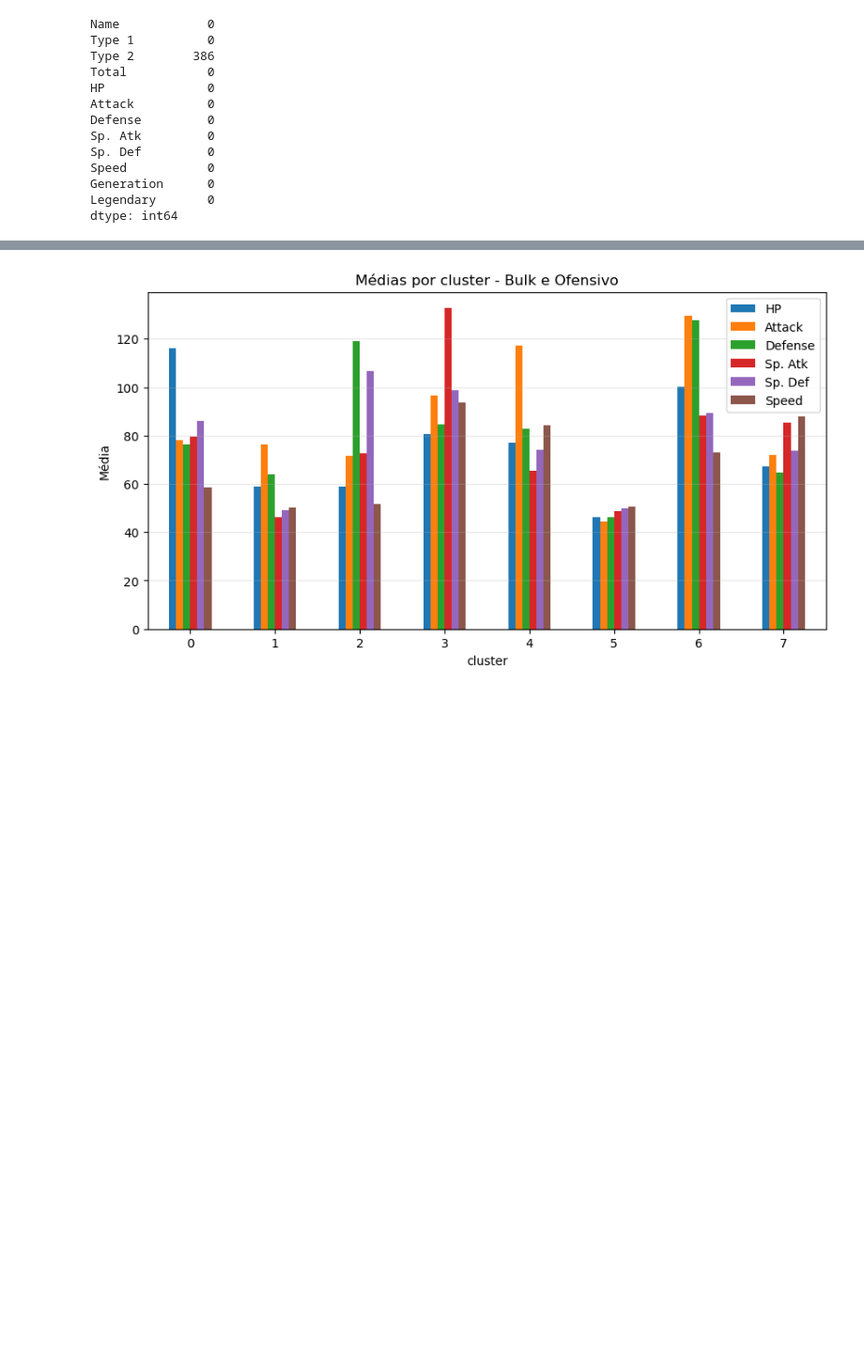
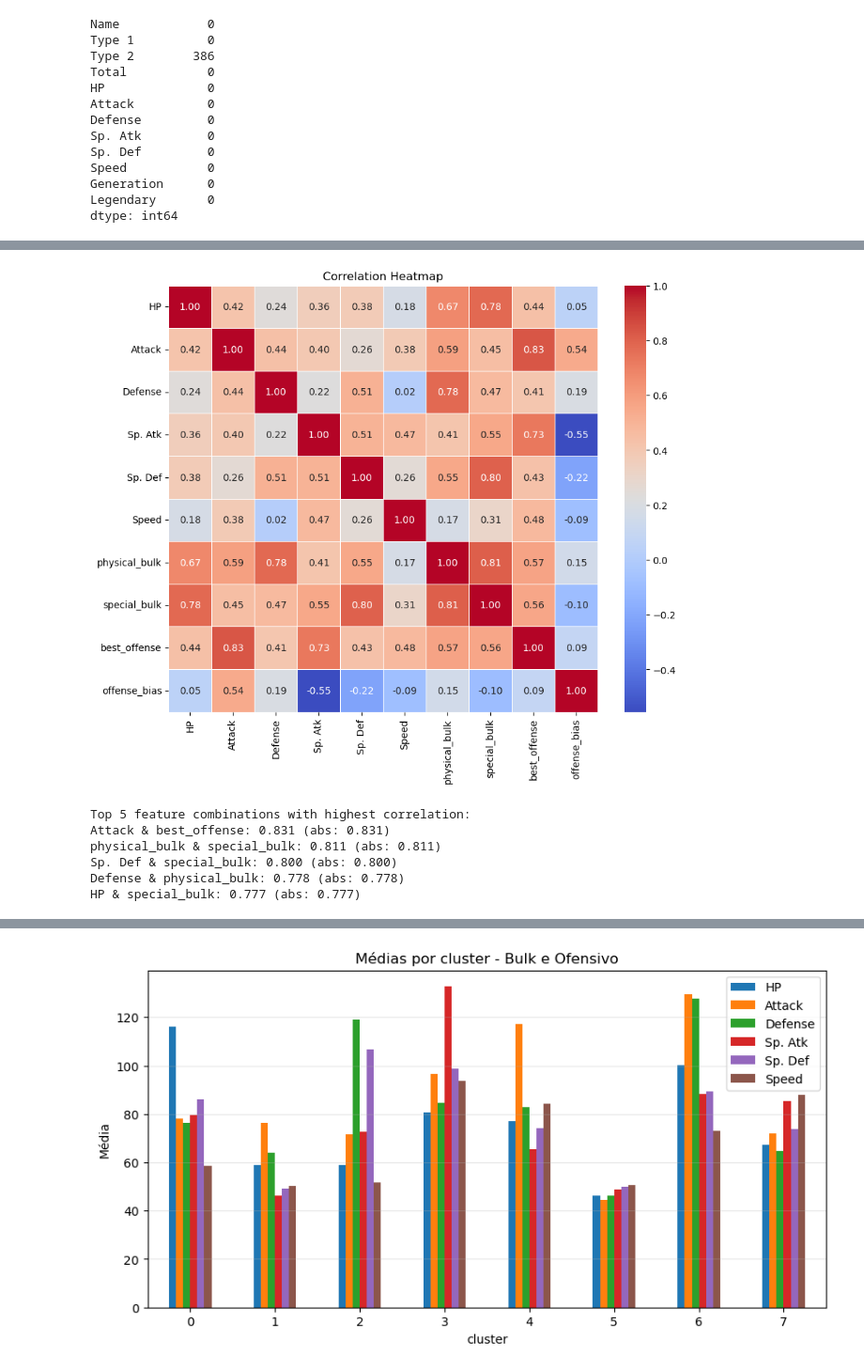
Before and after one commit to tiago2806/ml_pokemon, a Jupyter notebook: modelling.ipynb, the cells around one changed output, grey strips where cells are left out. Shown at 94% size. Cells and saved outputs as stored; diff of their text form; code cells hidden in the pictures; blank space fills up the shorter version.

```diff
--- a/modelling.ipynb
+++ b/modelling.ipynb
@@ -69,3 +66,32 @@ dataset_num.drop(['Total', 'Generation'], axis = 1, inplace=True)
+# %%
+corr = dataset_num.corr()
+
+plt.figure(figsize=(10, 8))
+sns.heatmap(corr, annot=True, cmap='coolwarm', fmt='.2f', linewidths=0.5)
+plt.title('Correlation Heatmap')
+plt.show()
+
+# Get the upper triangle of the correlation matrix (excluding self-correlations on the diagonal)
+corr_upper = corr.where(np.triu(np.ones_like(corr), k=1).astype(bool))
+
+# Stack the correlations into a Series with multi-index (feature pairs)
+corr_pairs = corr_upper.stack()
+
+# Sort by absolute correlation value (highest first) and take top 5
+top_5 = corr_pairs.abs().sort_values(ascending=False).head(5)
+
+print("Top 5 feature combinations with highest correlation:")
+for (feat1, feat2), abs_corr in top_5.items():
+    actual_corr = corr_pairs.loc[(feat1, feat2)]
+    print(f"{feat1} & {feat2}: {actual_corr:.3f} (abs: {abs_corr:.3f})")
+# %% [output]
+[figure, added]
+Top 5 feature combinations with highest correlation:
+Attack & best_offense: 0.831 (abs: 0.831)
+physical_bulk & special_bulk: 0.811 (abs: 0.811)
+Sp. Def & special_bulk: 0.800 (abs: 0.800)
+Defense & physical_bulk: 0.778 (abs: 0.778)
+HP & special_bulk: 0.777 (abs: 0.777)
 # %%
 scaler = StandardScaler()
 
```
Also changed, not shown: parts of 23 cells of this notebook.
